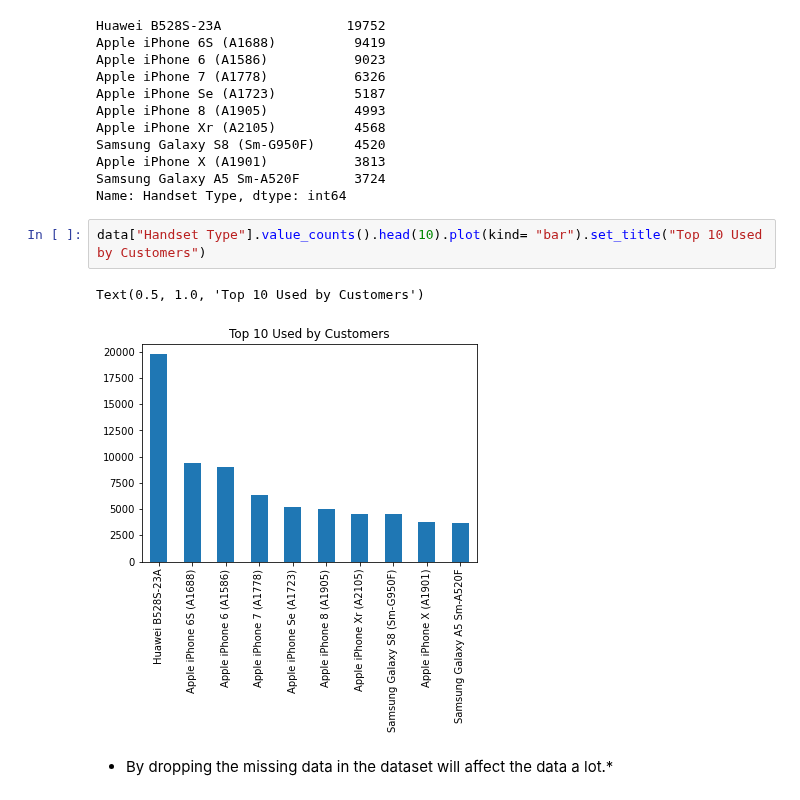
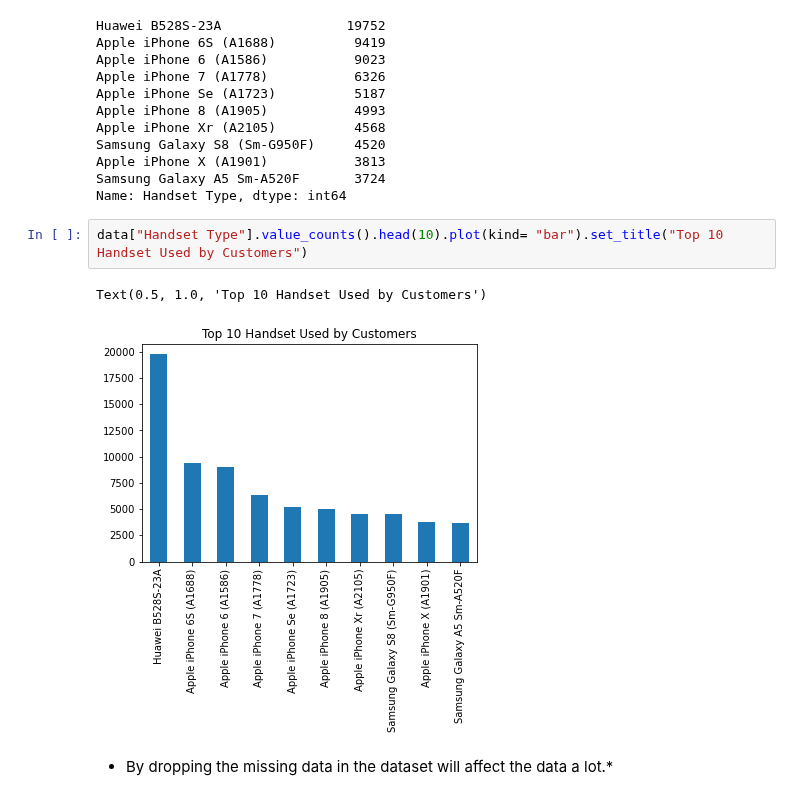
Before and after one commit to comsavvy/Data-analysis-for-business, a Jupyter notebook: Data analysis1.ipynb, the cells around one changed output. Saved outputs shown, nothing was run; the diff lists cells and outputs as text.

```diff
--- a/Data analysis1.ipynb
+++ b/Data analysis1.ipynb
@@ -45,10 +45,10 @@ Apple iPhone X (A1901)           3813
 Samsung Galaxy A5 Sm-A520F       3724
 Name: Handset Type, dtype: int64
 # %%
-data["Handset Type"].value_counts().head(10).plot(kind= "bar").set_title("Top 10 Used by Customers")
+data["Handset Type"].value_counts().head(10).plot(kind= "bar").set_title("Top 10 Handset Used by Customers")
 # %% [output]
-Text(0.5, 1.0, 'Top 10 Used by Customers')
+Text(0.5, 1.0, 'Top 10 Handset Used by Customers')
-[figure, old version]
+[figure, new version]
 # %% [markdown]
 * By dropping the missing data in the dataset will affect the data a lot.*
 # %%
```
Also changed, not shown: parts of 8 cells of this notebook, 2 other files.
